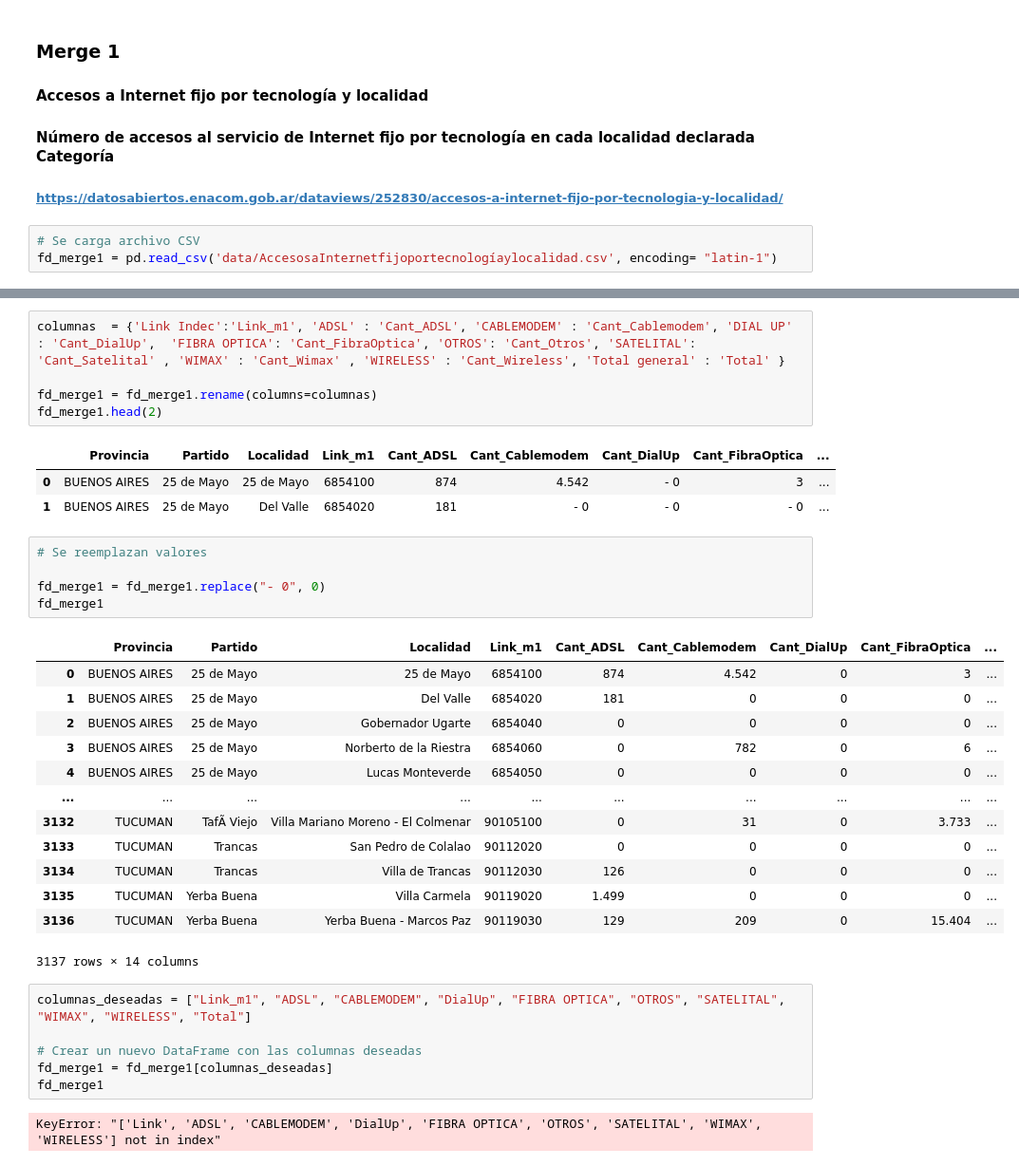
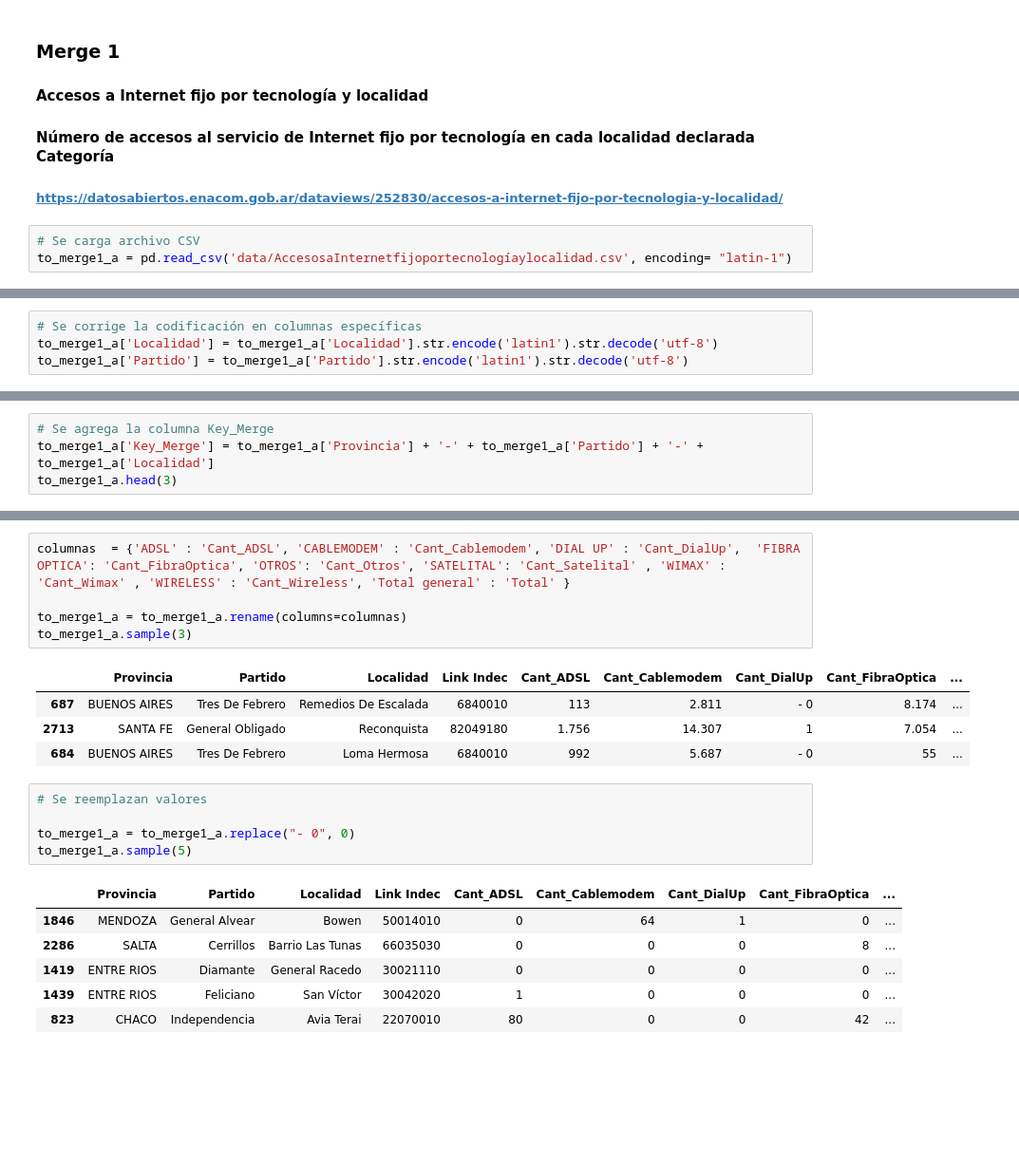
Before and after one commit to romanzelararg/Grupo22-PP1-Sala2, a Jupyter notebook: Grupo22_PP1.ipynb, the cells around one changed output, grey strips where cells are left out. Shown: that part at 95% size. Cells and saved outputs as stored; diff of their text form; blank space fills up the shorter version.

```diff
--- a/Grupo22_PP1.ipynb
+++ b/Grupo22_PP1.ipynb
@@ -312,4 +378,4 @@ cant_part_provin.head(10)
 ##### https://datosabiertos.enacom.gob.ar/dataviews/252830/accesos-a-internet-fijo-por-tecnologia-y-localidad/
 # %%
 # Se carga archivo CSV
-fd_merge1 = pd.read_csv('data/AccesosaInternetfijoportecnologíaylocalidad.csv', encoding= "latin-1")
+to_merge1_a = pd.read_csv('data/AccesosaInternetfijoportecnologíaylocalidad.csv', encoding= "latin-1")
@@ -321,0 +382,4 @@ fd_merge1.head(2)
+# %%
+# Se corrige la codificación en columnas específicas
+to_merge1_a['Localidad'] = to_merge1_a['Localidad'].str.encode('latin1').str.decode('utf-8')
+to_merge1_a['Partido'] = to_merge1_a['Partido'].str.encode('latin1').str.decode('utf-8')
@@ -321,0 +402,4 @@ fd_merge1.head(2)
+# %%
+# Se agrega la columna Key_Merge
+to_merge1_a['Key_Merge'] = to_merge1_a['Provincia'] + '-' + to_merge1_a['Partido'] + '-' + to_merge1_a['Localidad']
+to_merge1_a.head(3)
@@ -322,36 +428,22 @@ fd_merge1.head(2)
 # %%
-columnas  = {'Link Indec':'Link_m1', 'ADSL' : 'Cant_ADSL', 'CABLEMODEM' : 'Cant_Cablemodem', 'DIAL UP' : 'Cant_DialUp',  'FIBRA OPTICA': 'Cant_FibraOptica', 'OTROS': 'Cant_Otros', 'SATELITAL': 'Cant_Satelital' , 'WIMAX' : 'Cant_Wimax' , 'WIRELESS' : 'Cant_Wireless', 'Total general' : 'Total' }
+columnas  = {'ADSL' : 'Cant_ADSL', 'CABLEMODEM' : 'Cant_Cablemodem', 'DIAL UP' : 'Cant_DialUp',  'FIBRA OPTICA': 'Cant_FibraOptica', 'OTROS': 'Cant_Otros', 'SATELITAL': 'Cant_Satelital' , 'WIMAX' : 'Cant_Wimax' , 'WIRELESS' : 'Cant_Wireless', 'Total general' : 'Total' }
 
-fd_merge1 = fd_merge1.rename(columns=columnas)
-fd_merge1.head(2)
+to_merge1_a = to_merge1_a.rename(columns=columnas)
+to_merge1_a.sample(3)
 # %% [output]
-|  | Provincia | Partido | Localidad | Link_m1 | Cant_ADSL | Cant_Cablemodem | Cant_DialUp | Cant_FibraOptica | ... |
-| 0 | BUENOS AIRES | 25 de Mayo | 25 de Mayo | 6854100 | 874 | 4.542 | - 0 | 3 | ... |
-| 1 | BUENOS AIRES | 25 de Mayo | Del Valle | 6854020 | 181 | - 0 | - 0 | - 0 | ... |
+|  | Provincia | Partido | Localidad | Link Indec | Cant_ADSL | Cant_Cablemodem | Cant_DialUp | Cant_FibraOptica | ... |
+| 687 | BUENOS AIRES | Tres De Febrero | Remedios De Escalada | 6840010 | 113 | 2.811 | - 0 | 8.174 | ... |
+| 2713 | SANTA FE | General Obligado | Reconquista | 82049180 | 1.756 | 14.307 | 1 | 7.054 | ... |
+| 684 | BUENOS AIRES | Tres De Febrero | Loma Hermosa | 6840010 | 992 | 5.687 | - 0 | 55 | ... |
 # %%
 # Se reemplazan valores
 
-fd_merge1 = fd_merge1.replace("- 0", 0)
-fd_merge1
+to_merge1_a = to_merge1_a.replace("- 0", 0)
+to_merge1_a.sample(5)
 # %% [output]
-|  | Provincia | Partido | Localidad | Link_m1 | Cant_ADSL | Cant_Cablemodem | Cant_DialUp | Cant_FibraOptica | ... |
-| 0 | BUENOS AIRES | 25 de Mayo | 25 de Mayo | 6854100 | 874 | 4.542 | 0 | 3 | ... |
-| 1 | BUENOS AIRES | 25 de Mayo | Del Valle | 6854020 | 181 | 0 | 0 | 0 | ... |
-| 2 | BUENOS AIRES | 25 de Mayo | Gobernador Ugarte | 6854040 | 0 | 0 | 0 | 0 | ... |
-| 3 | BUENOS AIRES | 25 de Mayo | Norberto de la Riestra | 6854060 | 0 | 782 | 0 | 6 | ... |
-| 4 | BUENOS AIRES | 25 de Mayo | Lucas Monteverde | 6854050 | 0 | 0 | 0 | 0 | ... |
-| ... | ... | ... | ... | ... | ... | ... | ... | ... | ... |
-| 3132 | TUCUMAN | TafÃ­ Viejo | Villa Mariano Moreno - El Colmenar | 90105100 | 0 | 31 | 0 | 3.733 | ... |
-| 3133 | TUCUMAN | Trancas | San Pedro de Colalao | 90112020 | 0 | 0 | 0 | 0 | ... |
-| 3134 | TUCUMAN | Trancas | Villa de Trancas | 90112030 | 126 | 0 | 0 | 0 | ... |
-| 3135 | TUCUMAN | Yerba Buena | Villa Carmela | 90119020 | 1.499 | 0 | 0 | 0 | ... |
-| 3136 | TUCUMAN | Yerba Buena | Yerba Buena - Marcos Paz | 90119030 | 129 | 209 | 0 | 15.404 | ... |
+|  | Provincia | Partido | Localidad | Link Indec | Cant_ADSL | Cant_Cablemodem | Cant_DialUp | Cant_FibraOptica | ... |
+| 1846 | MENDOZA | General Alvear | Bowen | 50014010 | 0 | 64 | 1 | 0 | ... |
+| 2286 | SALTA | Cerrillos | Barrio Las Tunas | 66035030 | 0 | 0 | 0 | 8 | ... |
+| 1419 | ENTRE RIOS | Diamante | General Racedo | 30021110 | 0 | 0 | 0 | 0 | ... |
+| 1439 | ENTRE RIOS | Feliciano | San Víctor | 30042020 | 1 | 0 | 0 | 0 | ... |
+| 823 | CHACO | Independencia | Avia Terai | 22070010 | 80 | 0 | 0 | 42 | ... |
-3137 rows × 14 columns
-# %%
-columnas_deseadas = ["Link_m1", "ADSL", "CABLEMODEM", "DialUp", "FIBRA OPTICA", "OTROS", "SATELITAL", "WIMAX", "WIRELESS", "Total"]
-
-# Crear un nuevo DataFrame con las columnas deseadas
-fd_merge1 = fd_merge1[columnas_deseadas]
-fd_merge1
-# %% [output]
-KeyError: "['Link', 'ADSL', 'CABLEMODEM', 'DialUp', 'FIBRA OPTICA', 'OTROS', 'SATELITAL', 'WIMAX', 'WIRELESS'] not in index"
```
Also changed, not shown: parts of 31 cells of this notebook.
